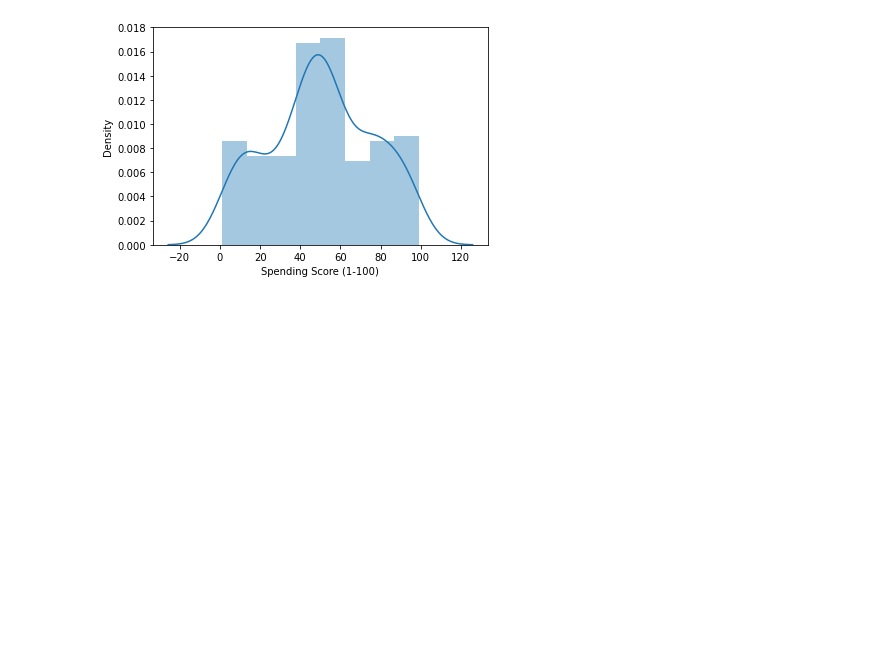
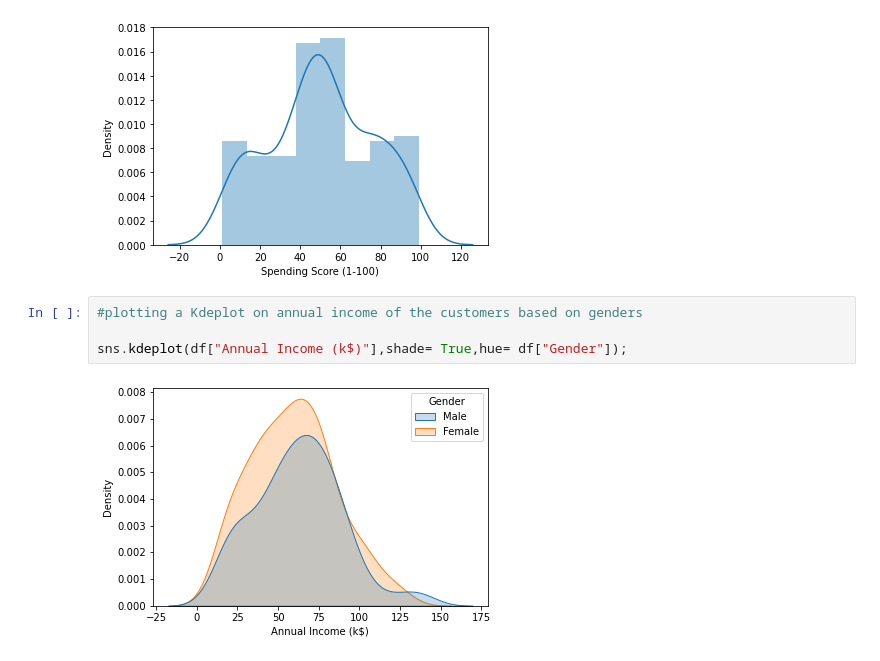
Before and after one commit to drigger091/Customer_segmentation-with-python, a Jupyter notebook: main.ipynb, the cells around one changed output. Drawn from its saved outputs; the diff is of its cells as text; blank space fills up the shorter version.

Commit message:
updating Kdeplot for the parameters

```diff
--- a/main.ipynb
+++ b/main.ipynb
@@ -85,3 +85,9 @@ for col in columns:
 [figure]
 [figure]
 [figure]
+# %%
+#plotting a Kdeplot on annual income of the customers based on genders
+
+sns.kdeplot(df["Annual Income (k$)"],shade= True,hue= df["Gender"]);
+# %% [output]
+[figure, added]
```
Also changed, not shown: parts of 1 cell of this notebook.
